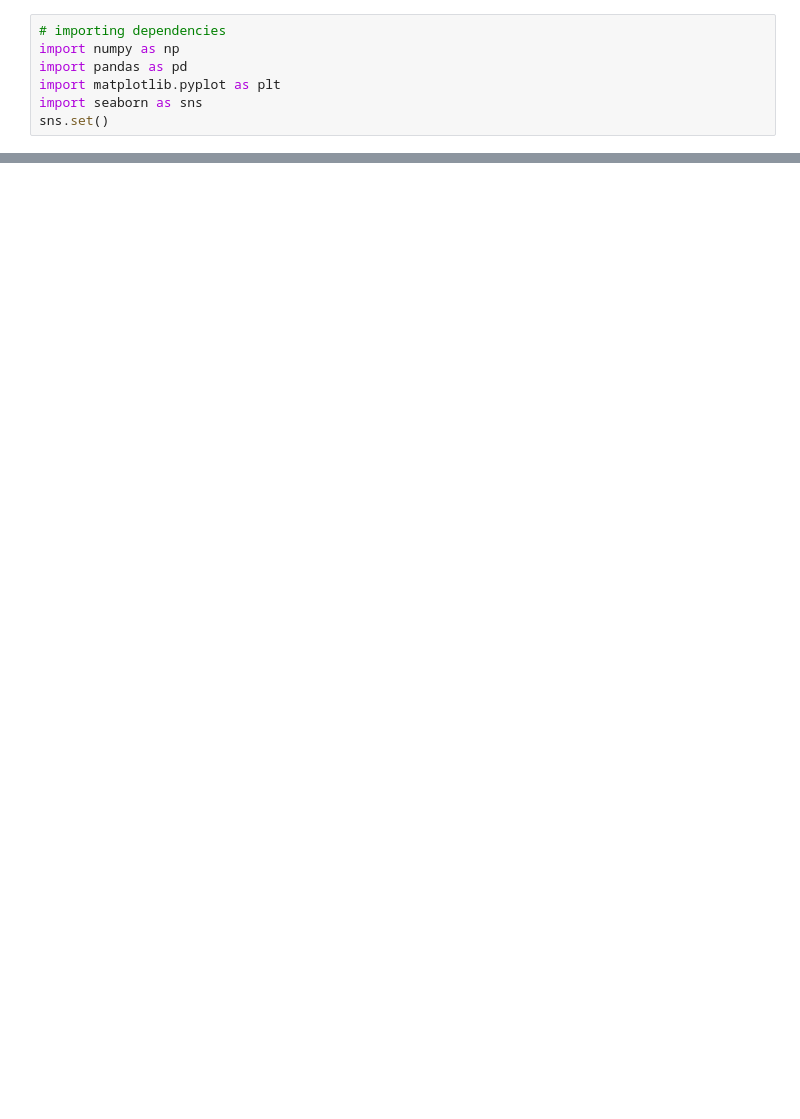
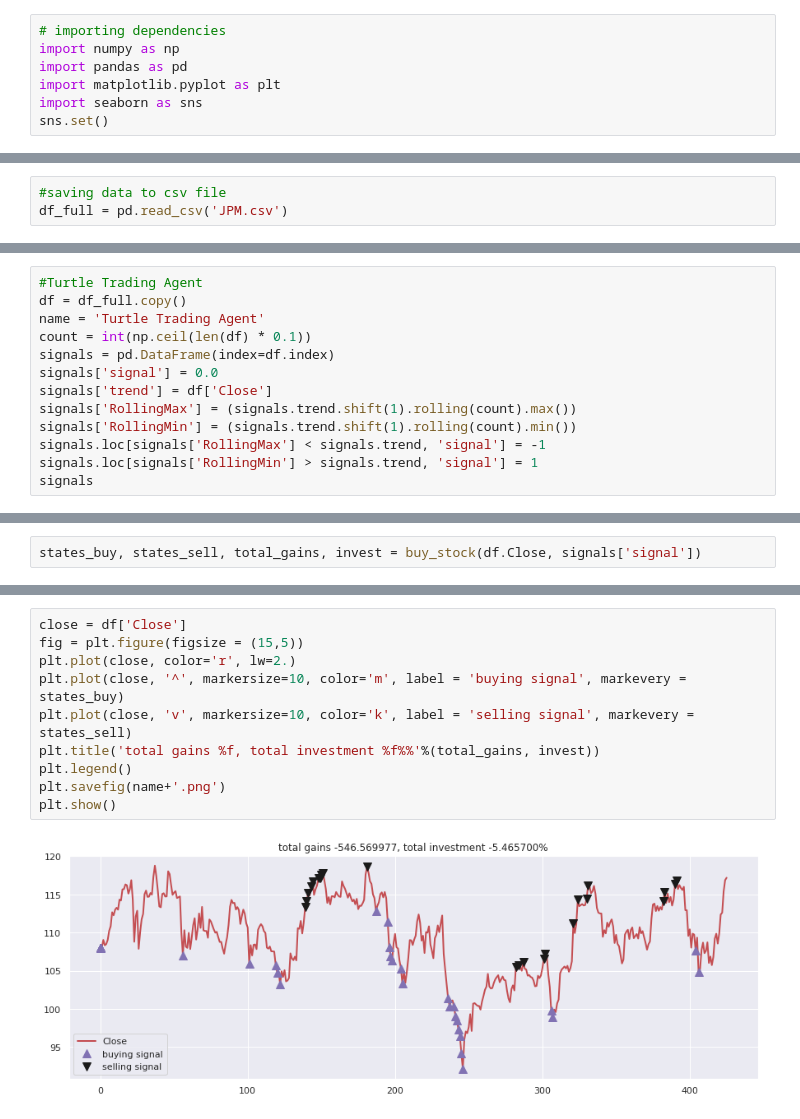
Before and after one commit to Deepak5j/StockPrediction, a Jupyter notebook: main.ipynb, the cells around one changed output, grey strips where cells are left out. Saved outputs shown, nothing was run; the diff lists cells and outputs as text; blank space fills up the shorter version.

```diff
--- a/main.ipynb
+++ b/main.ipynb
@@ -38,0 +59,3 @@ Mounted at /content/drive
+# %%
+#saving data to csv file
+df_full = pd.read_csv('JPM.csv')
@@ -38,0 +102,13 @@ Mounted at /content/drive
+# %%
+#Turtle Trading Agent
+df = df_full.copy()
+name = 'Turtle Trading Agent'
+count = int(np.ceil(len(df) * 0.1))
+signals = pd.DataFrame(index=df.index)
+signals['signal'] = 0.0
+signals['trend'] = df['Close']
+signals['RollingMax'] = (signals.trend.shift(1).rolling(count).max())
+signals['RollingMin'] = (signals.trend.shift(1).rolling(count).min())
+signals.loc[signals['RollingMax'] < signals.trend, 'signal'] = -1
+signals.loc[signals['RollingMin'] > signals.trend, 'signal'] = 1
+signals
@@ -38,0 +212,2 @@ Mounted at /content/drive
+# %%
+states_buy, states_sell, total_gains, invest = buy_stock(df.Close, signals['signal'])
@@ -38,0 +232,12 @@ Mounted at /content/drive
+# %%
+close = df['Close']
+fig = plt.figure(figsize = (15,5))
+plt.plot(close, color='r', lw=2.)
+plt.plot(close, '^', markersize=10, color='m', label = 'buying signal', markevery = states_buy)
+plt.plot(close, 'v', markersize=10, color='k', label = 'selling signal', markevery = states_sell)
+plt.title('total gains %f, total investment %f%%'%(total_gains, invest))
+plt.legend()
+plt.savefig(name+'.png')
+plt.show()
+# %% [output]
+[figure, added]
```
Also changed, not shown: parts of 7 cells of this notebook.
